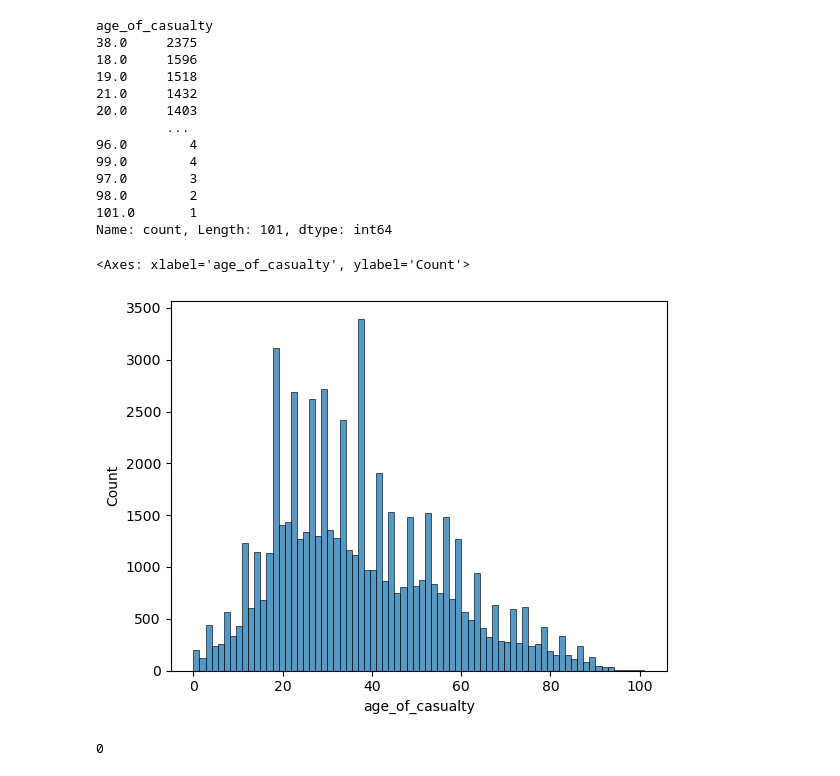
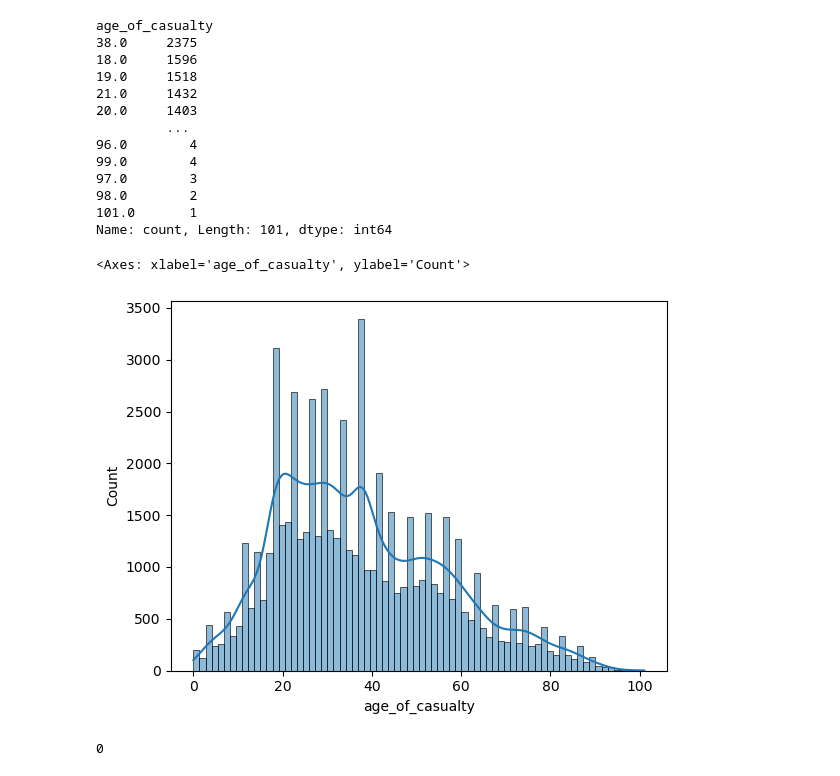
Before and after one commit to Asadi1460/road_accident, a Jupyter notebook: main.ipynb, the cells around one changed output. Saved outputs shown, nothing was run; the diff lists cells and outputs as text; code cells hidden in the pictures.

```diff
--- a/main.ipynb
+++ b/main.ipynb
@@ -652,10 +614,10 @@ age_of_casualty
 101.0       1
 Name: count, Length: 101, dtype: int64
 # %%
-sns.histplot(df['age_of_casualty'])
+sns.histplot(df['age_of_casualty'], kde=True)
 # %% [output]
 <Axes: xlabel='age_of_casualty', ylabel='Count'>
-[figure, old version]
+[figure, new version]
 # %%
 # labels=['0 - 5', '6 - 10', '11 - 15', '16 - 20', '21 - 25',
 #         '26 - 35', '36 - 45', '46 - 55', '56 - 65', '66 - 75', 'Over 75'],
```
Also changed, not shown: parts of 7 cells of this notebook, 2 other files.
